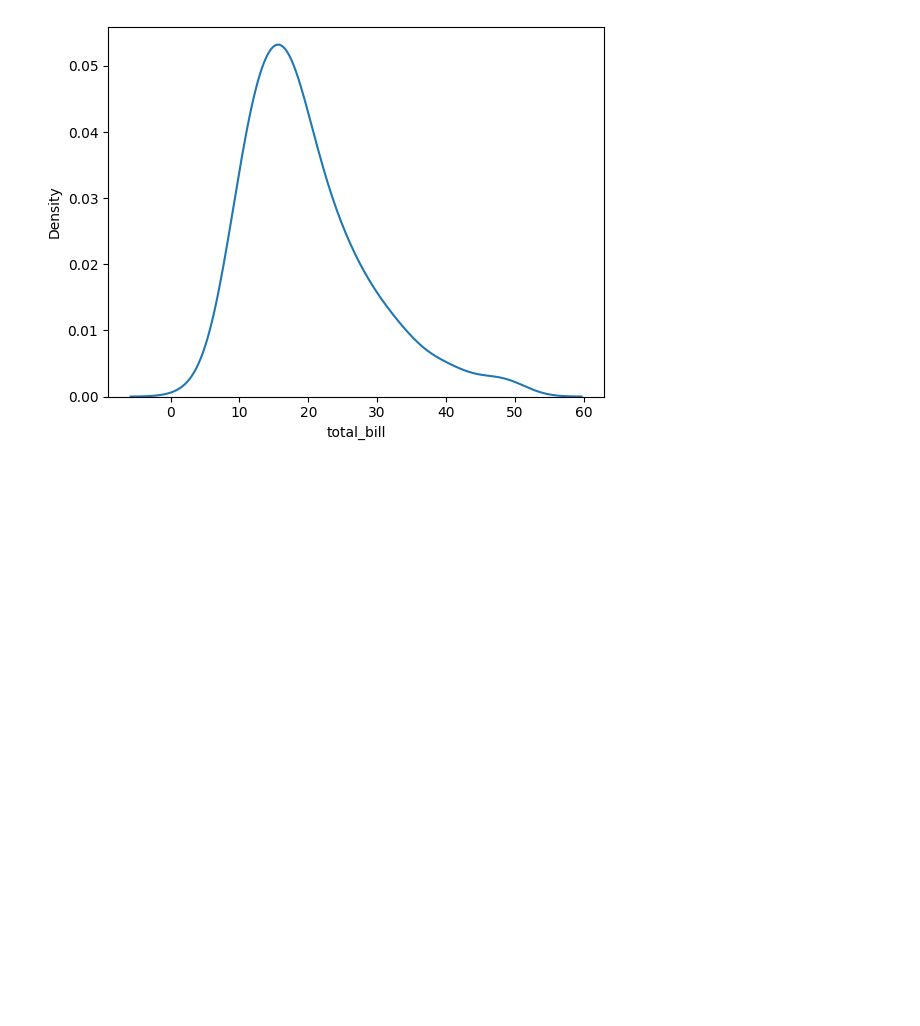
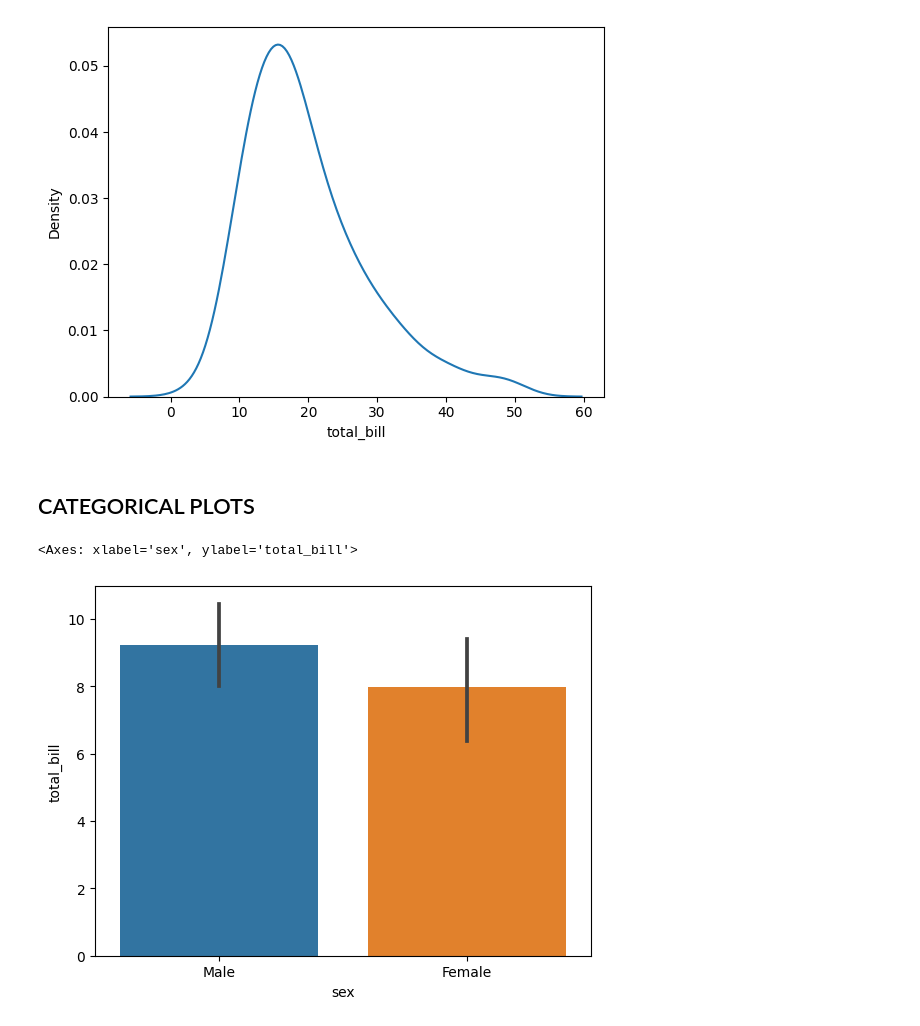
Before and after one commit to LorenzoRottigni/md-documentations, a Jupyter notebook: machine-learning/udemy-bootcamp/06-seaborn/06-seaborn.ipynb, the cells around one changed output. Cells and saved outputs as stored; diff of their text form; code cells hidden in the pictures; blank space fills up the shorter version.

```diff
--- a/machine-learning/udemy-bootcamp/06-seaborn/06-seaborn.ipynb
+++ b/machine-learning/udemy-bootcamp/06-seaborn/06-seaborn.ipynb
@@ -48,3 +48,20 @@ sns.kdeplot(tips['total_bill'])
 # %% [output]
 <Axes: xlabel='total_bill', ylabel='Density'>
 [figure]
+# %% [markdown]
+## CATEGORICAL PLOTS
+# %%
+import numpy as np
+sns.barplot(
+    # feature sex on X
+    x='sex',
+    # feature total_bill on Y
+    y='total_bill',
+    data=tips,
+    # estimator is the function to aggregate the data, by default is mean
+    # np.std is the standard deviation
+    estimator=np.std
+)
+# %% [output]
+<Axes: xlabel='sex', ylabel='total_bill'>
+[figure, added]
```
Also changed, not shown: parts of 6 cells of this notebook, 1 other file.
